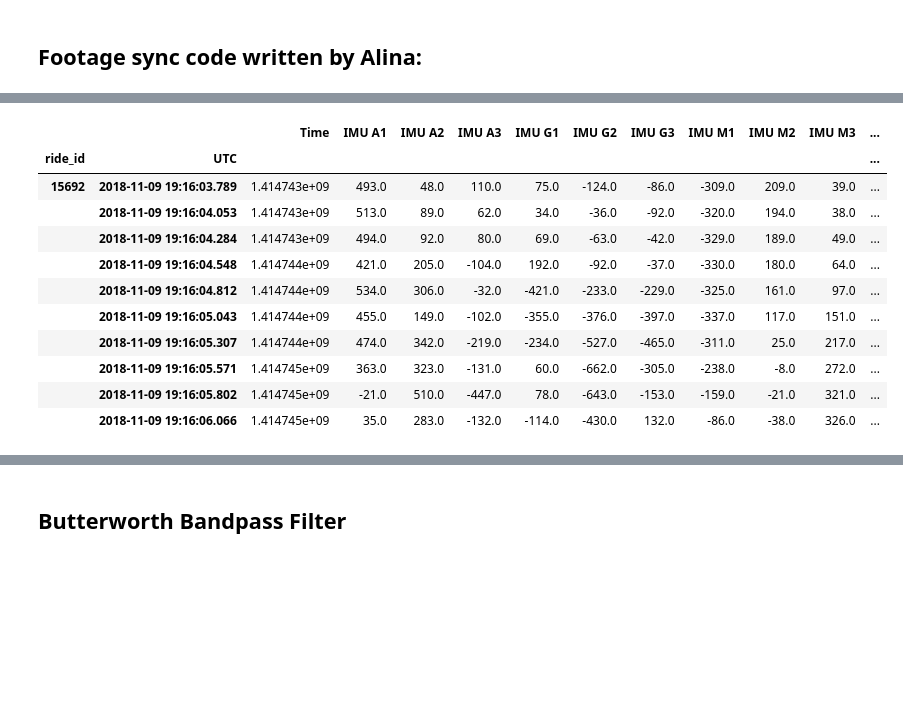
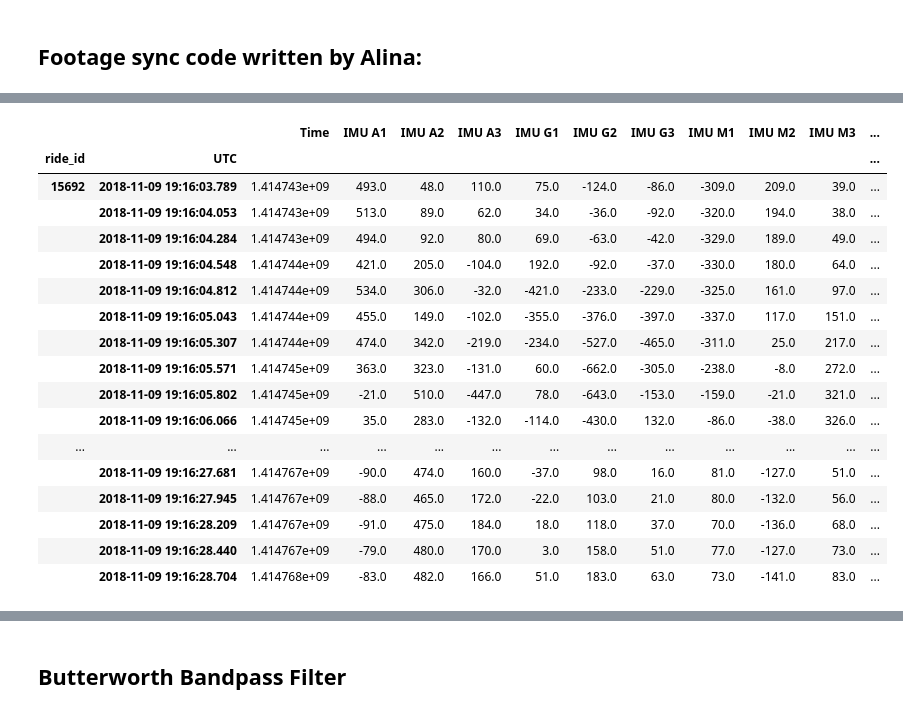
Before and after one commit to pjsimmon/CSE_199H-ML-Predicting-Surfer-Motion, a Jupyter notebook: SyncLabel_andFilter.ipynb, the cells around one changed output, grey strips where cells are left out. Cells and saved outputs as stored; diff of their text form; code cells hidden in the pictures; blank space fills up the shorter version.

```diff
--- a/SyncLabel_andFilter.ipynb
+++ b/SyncLabel_andFilter.ipynb
@@ -399,32 +401,38 @@ motion_df_complex.head(500)
 
 #make a deep copy of motion_df_labelled
 df_converted = motion_df_complex.copy(deep = 'true')
 
 #for rows in df_corrected
 for row in range(0, df_converted.shape[0]):
 
     #convert acceleromters (new: m/s^2)
     df_converted.iloc[row, df_converted.columns.get_loc('IMU A1')] *= 0.019141
     df_converted.iloc[row, df_converted.columns.get_loc('IMU A2')] *= 0.019141
     df_converted.iloc[row, df_converted.columns.get_loc('IMU A3')] *= 0.019141
 
     #convert gyroscopes (new: deg/s)
     df_converted.iloc[row, df_converted.columns.get_loc('IMU G1')] /= 8.2
     df_converted.iloc[row, df_converted.columns.get_loc('IMU G2')] /= 8.2
     df_converted.iloc[row, df_converted.columns.get_loc('IMU G3')] /= 8.2
 
-motion_df_complex.head(10)
+motion_df_complex.head(100)
 # %% [output]
 |  |  | Time | IMU A1 | IMU A2 | IMU A3 | IMU G1 | IMU G2 | IMU G3 | IMU M1 | IMU M2 | IMU M3 | ... |
 | ride_id | UTC |  |  |  |  |  |  |  |  |  |  | ... |
 | 15692 | 2018-11-09 19:16:03.789 | 1.414743e+09 | 493.0 | 48.0 | 110.0 | 75.0 | -124.0 | -86.0 | -309.0 | 209.0 | 39.0 | ... |
 |  | 2018-11-09 19:16:04.053 | 1.414743e+09 | 513.0 | 89.0 | 62.0 | 34.0 | -36.0 | -92.0 | -320.0 | 194.0 | 38.0 | ... |
 |  | 2018-11-09 19:16:04.284 | 1.414743e+09 | 494.0 | 92.0 | 80.0 | 69.0 | -63.0 | -42.0 | -329.0 | 189.0 | 49.0 | ... |
 |  | 2018-11-09 19:16:04.548 | 1.414744e+09 | 421.0 | 205.0 | -104.0 | 192.0 | -92.0 | -37.0 | -330.0 | 180.0 | 64.0 | ... |
 |  | 2018-11-09 19:16:04.812 | 1.414744e+09 | 534.0 | 306.0 | -32.0 | -421.0 | -233.0 | -229.0 | -325.0 | 161.0 | 97.0 | ... |
 |  | 2018-11-09 19:16:05.043 | 1.414744e+09 | 455.0 | 149.0 | -102.0 | -355.0 | -376.0 | -397.0 | -337.0 | 117.0 | 151.0 | ... |
 |  | 2018-11-09 19:16:05.307 | 1.414744e+09 | 474.0 | 342.0 | -219.0 | -234.0 | -527.0 | -465.0 | -311.0 | 25.0 | 217.0 | ... |
 |  | 2018-11-09 19:16:05.571 | 1.414745e+09 | 363.0 | 323.0 | -131.0 | 60.0 | -662.0 | -305.0 | -238.0 | -8.0 | 272.0 | ... |
 |  | 2018-11-09 19:16:05.802 | 1.414745e+09 | -21.0 | 510.0 | -447.0 | 78.0 | -643.0 | -153.0 | -159.0 | -21.0 | 321.0 | ... |
 |  | 2018-11-09 19:16:06.066 | 1.414745e+09 | 35.0 | 283.0 | -132.0 | -114.0 | -430.0 | 132.0 | -86.0 | -38.0 | 326.0 | ... |
+| ... | ... | ... | ... | ... | ... | ... | ... | ... | ... | ... | ... | ... |
+|  | 2018-11-09 19:16:27.681 | 1.414767e+09 | -90.0 | 474.0 | 160.0 | -37.0 | 98.0 | 16.0 | 81.0 | -127.0 | 51.0 | ... |
+|  | 2018-11-09 19:16:27.945 | 1.414767e+09 | -88.0 | 465.0 | 172.0 | -22.0 | 103.0 | 21.0 | 80.0 | -132.0 | 56.0 | ... |
+|  | 2018-11-09 19:16:28.209 | 1.414767e+09 | -91.0 | 475.0 | 184.0 | 18.0 | 118.0 | 37.0 | 70.0 | -136.0 | 68.0 | ... |
+|  | 2018-11-09 19:16:28.440 | 1.414767e+09 | -79.0 | 480.0 | 170.0 | 3.0 | 158.0 | 51.0 | 77.0 | -127.0 | 73.0 | ... |
+|  | 2018-11-09 19:16:28.704 | 1.414768e+09 | -83.0 | 482.0 | 166.0 | 51.0 | 183.0 | 63.0 | 73.0 | -141.0 | 83.0 | ... |
 # %%
```
Also changed, not shown: parts of 12 cells of this notebook.
